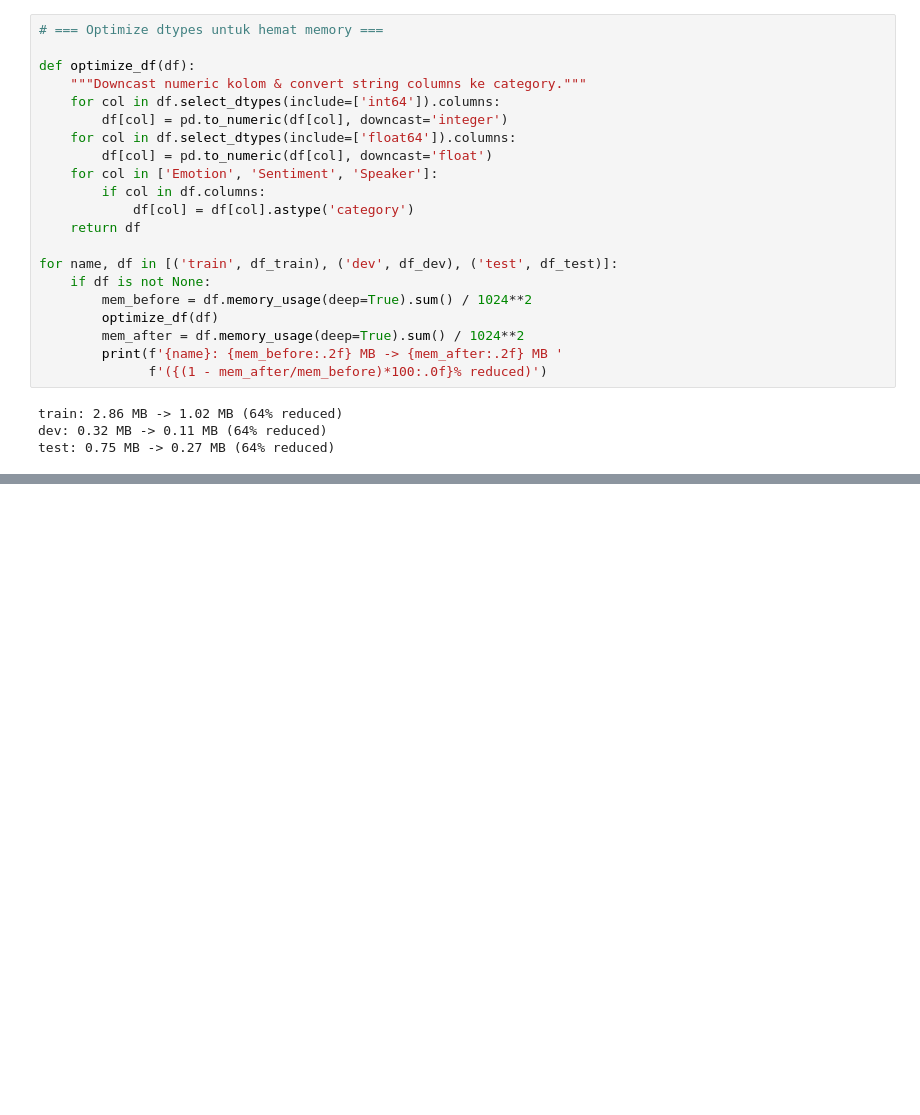
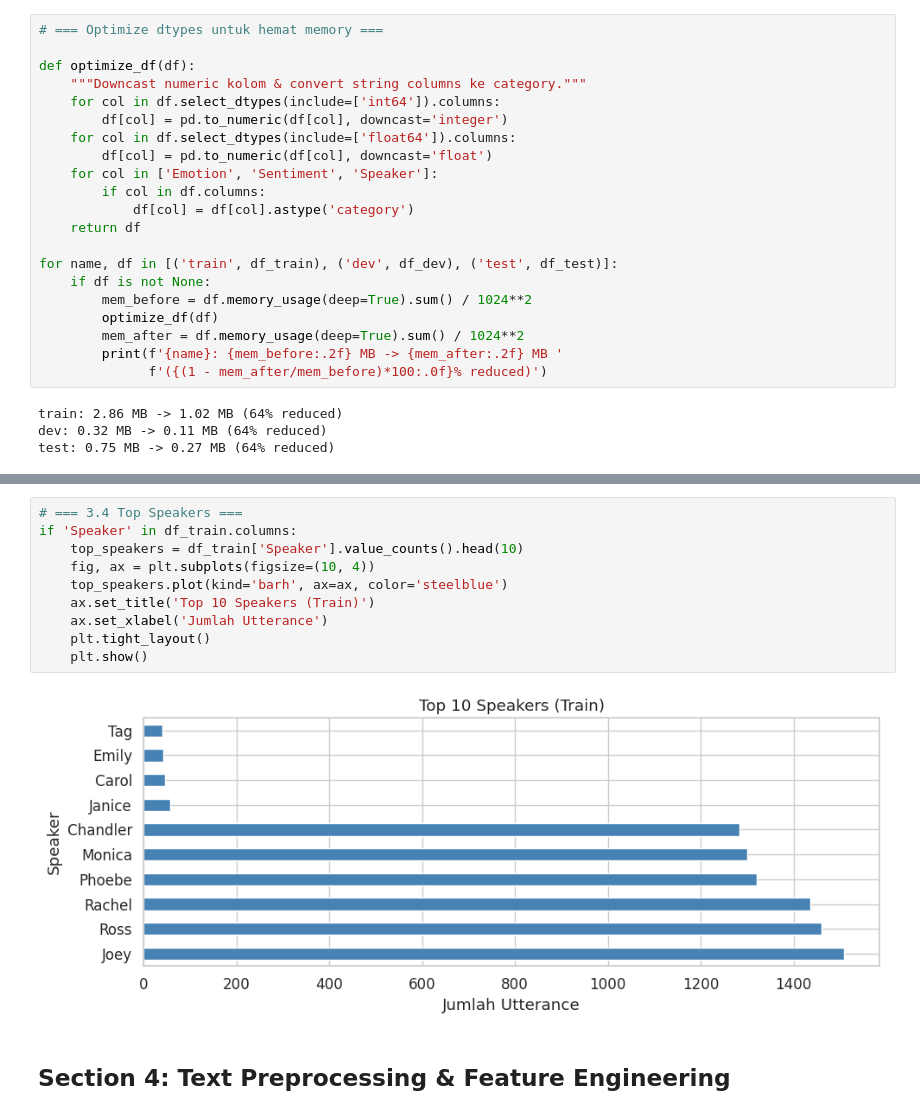
Before and after one commit to Dapbyte/satria-data-kaggle, a Jupyter notebook: satria-data-try.ipynb, the cells around one changed output, grey strips where cells are left out. Cells and saved outputs as stored; diff of their text form; blank space fills up the shorter version.

```diff
--- a/satria-data-try.ipynb
+++ b/satria-data-try.ipynb
@@ -286,0 +338,14 @@ test: 0.75 MB -> 0.27 MB (64% reduced)
+# %%
+# === 3.4 Top Speakers ===
+if 'Speaker' in df_train.columns:
+    top_speakers = df_train['Speaker'].value_counts().head(10)
+    fig, ax = plt.subplots(figsize=(10, 4))
+    top_speakers.plot(kind='barh', ax=ax, color='steelblue')
+    ax.set_title('Top 10 Speakers (Train)')
+    ax.set_xlabel('Jumlah Utterance')
+    plt.tight_layout()
+    plt.show()
+# %% [output]
+[figure, added]
+# %% [markdown]
+## Section 4: Text Preprocessing & Feature Engineering
```
Also changed, not shown: parts of 54 cells of this notebook.
